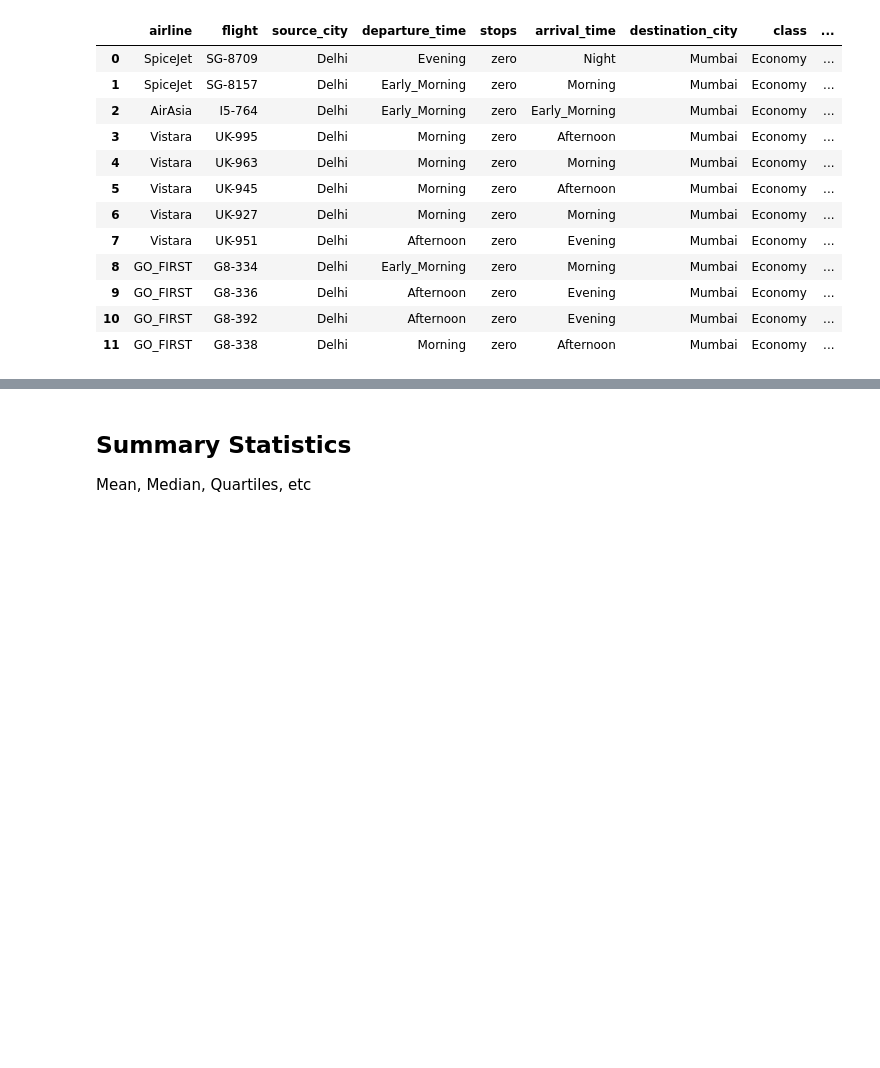
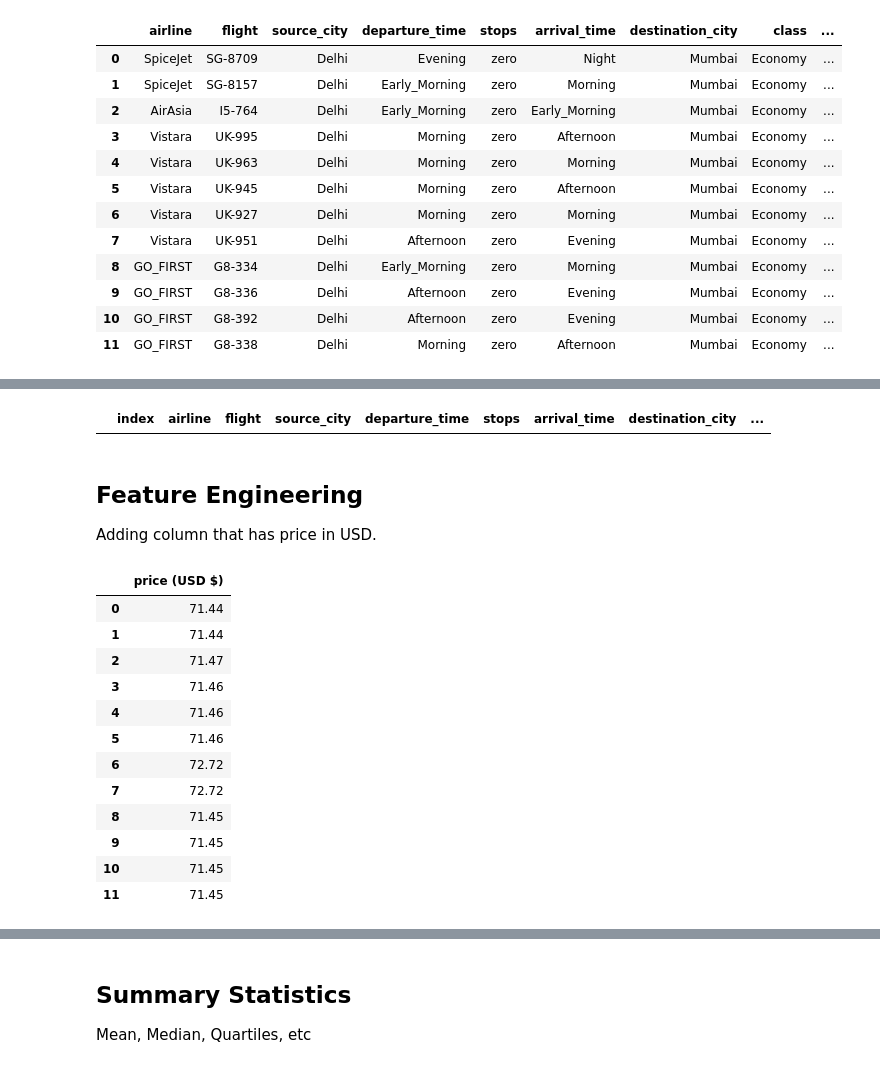
Before and after one commit to ImranQureshi25/Flight_Data_Analysis_Python_Project, a Jupyter notebook: Flight_Data_Analysis_Python_Project.ipynb, the cells around one changed output, grey strips where cells are left out. Saved outputs shown, nothing was run; the diff lists cells and outputs as text; code cells hidden in the pictures; blank space fills up the shorter version.

```diff
--- a/Flight_Data_Analysis_Python_Project.ipynb
+++ b/Flight_Data_Analysis_Python_Project.ipynb
@@ -83,0 +97,25 @@ df_cleaned.head(12)
+# %%
+df[df.duplicated()]
+## No duplicate values found
+# %% [output]
+|  | index | airline | flight | source_city | departure_time | stops | arrival_time | destination_city | ... |
+# %% [markdown]
+## Feature Engineering
+Adding column that has price in USD.
+# %%
+df_cleaned['price (USD $)'] = (df_cleaned['price'] * .012).round(2)
+df_cleaned[['price (USD $)']].head(12)
+# %% [output]
+|  | price (USD $) |
+| 0 | 71.44 |
+| 1 | 71.44 |
+| 2 | 71.47 |
+| 3 | 71.46 |
+| 4 | 71.46 |
+| 5 | 71.46 |
+| 6 | 72.72 |
+| 7 | 72.72 |
+| 8 | 71.45 |
+| 9 | 71.45 |
+| 10 | 71.45 |
+| 11 | 71.45 |
```
Also changed, not shown: parts of 48 cells of this notebook, 3 other files.
